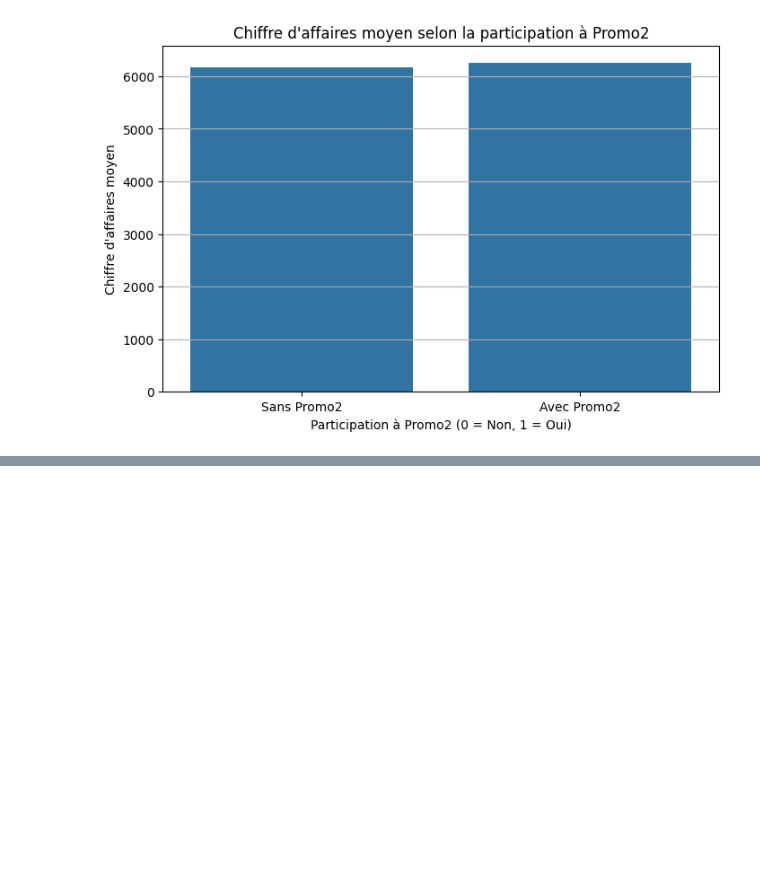
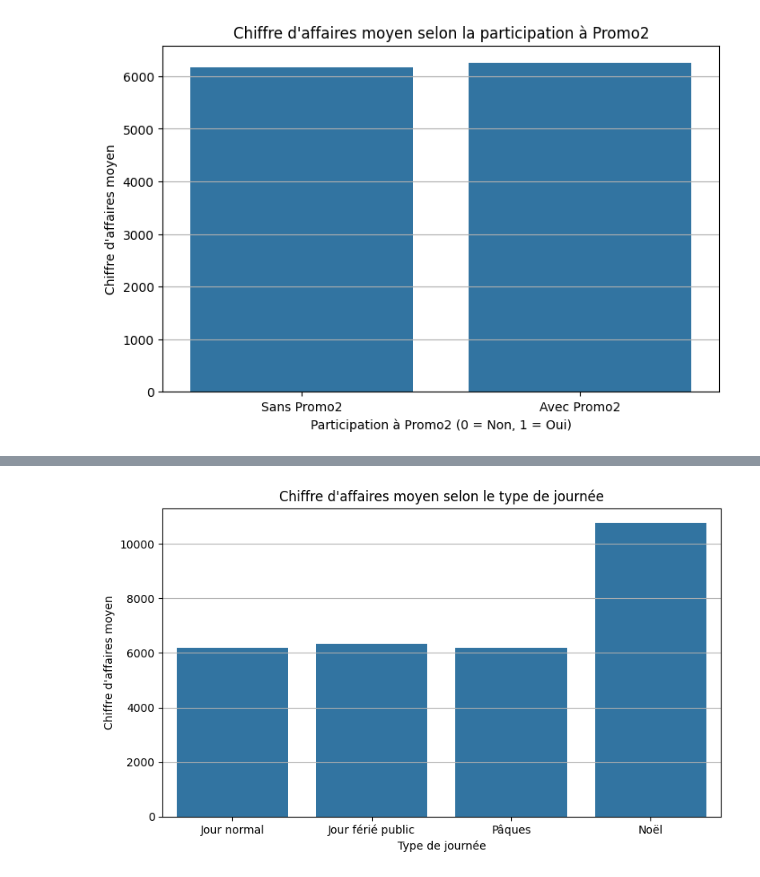
Before and after one commit to Youssoupha-ndiaye/Projet_ML_prediction_chiffres_affaires, a Jupyter notebook: Prediction_chiffres_affaires/notebooks/analyse_exploratoire.ipynb, the cells around one changed output, grey strips where cells are left out. Cells and saved outputs as stored; diff of their text form; code cells hidden in the pictures; blank space fills up the shorter version.

Commit message:
Analyser l'influence des jours feries sur les ventes

```diff
--- a/Prediction_chiffres_affaires/notebooks/analyse_exploratoire.ipynb
+++ b/Prediction_chiffres_affaires/notebooks/analyse_exploratoire.ipynb
@@ -738,0 +742,8 @@ plt.show()
+# %%
+ventes_jours_feries = (
+    df.groupby("StateHoliday")["Sales"]
+    .mean()
+    .reset_index()
+)
+
+print(ventes_jours_feries)
@@ -738,0 +774,21 @@ plt.show()
+# %%
+plt.figure(figsize=(9, 5))
+
+sns.barplot(
+    data=ventes_jours_feries,
+    x="StateHoliday",
+    y="Sales"
+)
+
+plt.title("Chiffre d'affaires moyen selon le type de journée")
+plt.xlabel("Type de journée")
+plt.ylabel("Chiffre d'affaires moyen")
+plt.xticks(
+    [0, 1, 2, 3],
+    ["Jour normal", "Jour férié public", "Pâques", "Noël"]
+)
+plt.grid(axis="y")
+
+plt.show()
+# %% [output]
+[figure, added]
```
Also changed, not shown: parts of 4 cells of this notebook.
